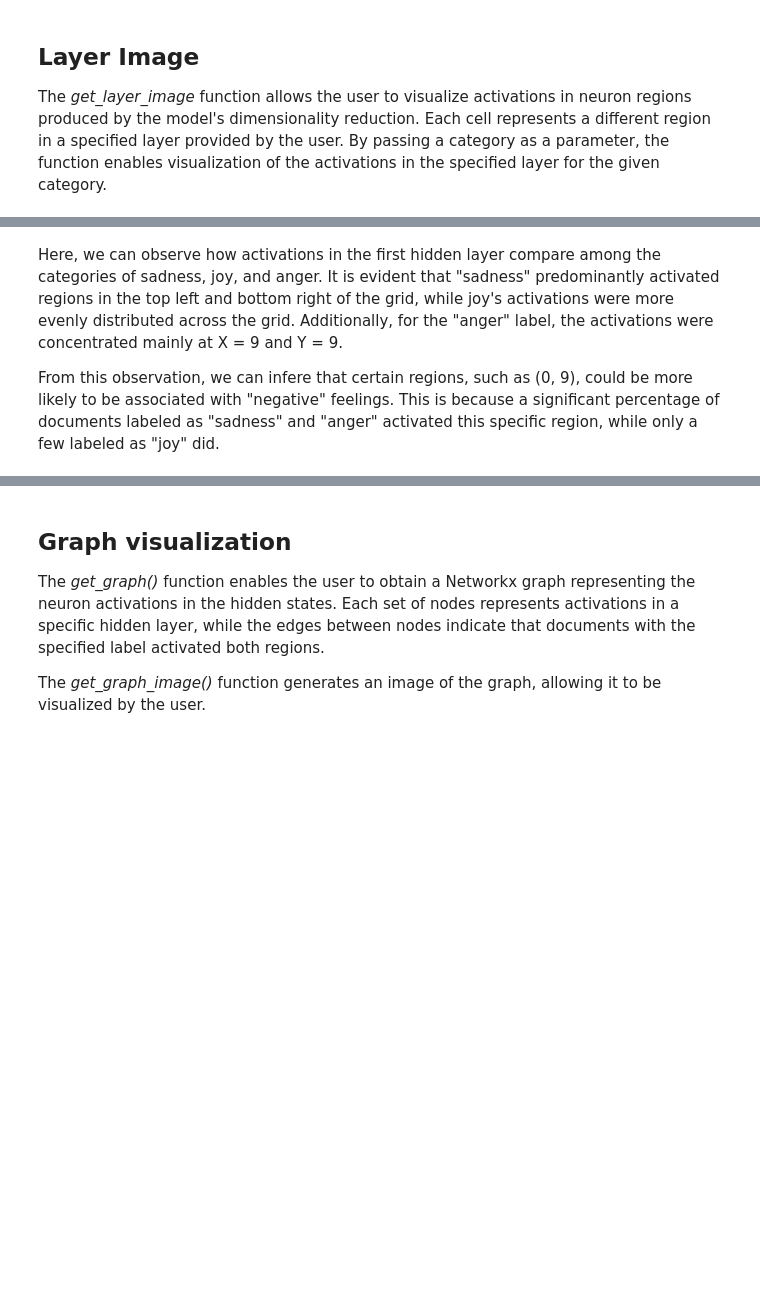
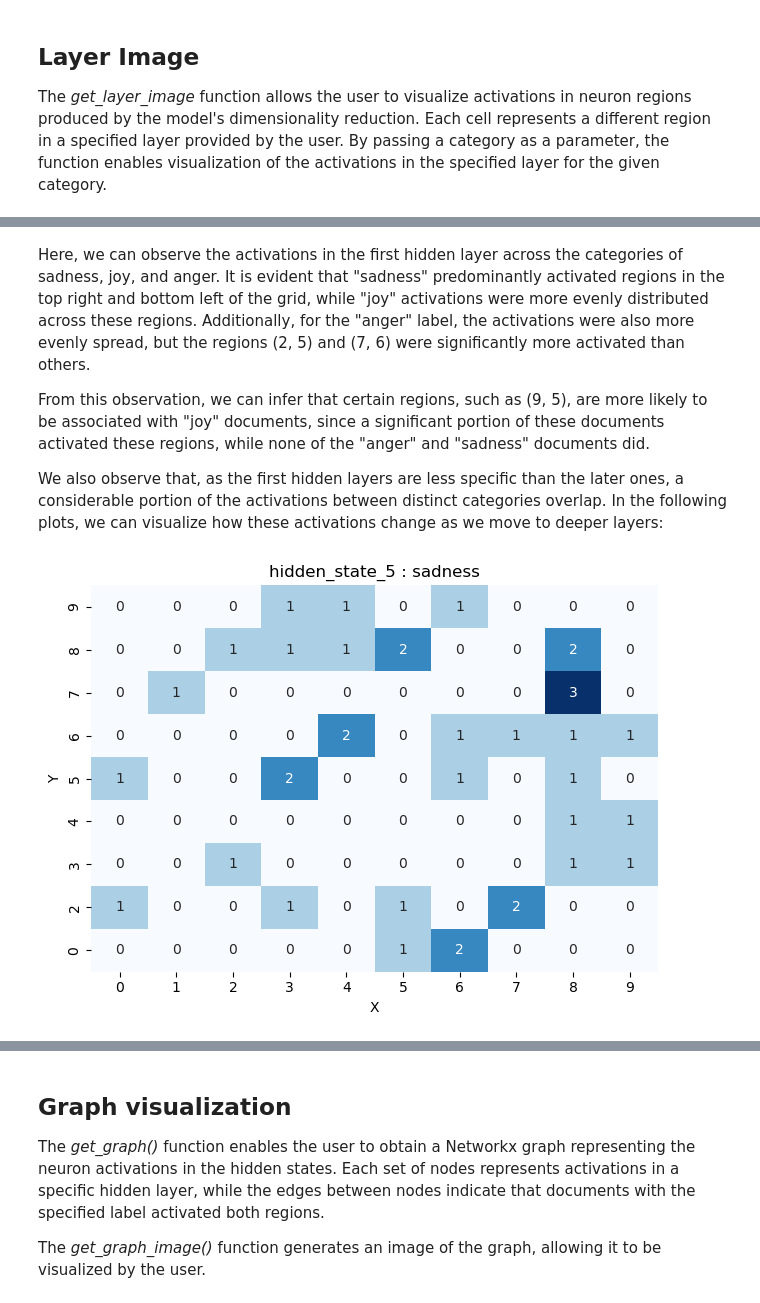
Before and after one commit to explic-ai/LLM-MRI, a Jupyter notebook: examples/Emotions.ipynb, the cells around one changed output, grey strips where cells are left out. Drawn from its saved outputs; the diff is of its cells as text; code cells hidden in the pictures; blank space fills up the shorter version.

```diff
--- a/examples/Emotions.ipynb
+++ b/examples/Emotions.ipynb
@@ -73,4 +65,12 @@ plt.show()
 # %% [markdown]
-Here, we can observe how activations in the first hidden layer compare among the categories of sadness, joy, and anger. It is evident that "sadness" predominantly activated regions in the top left and bottom right of the grid, while joy's activations were more evenly distributed across the grid. Additionally, for the "anger" label, the activations were concentrated mainly at X = 9 and Y = 9.
+Here, we can observe the activations in the first hidden layer across the categories of sadness, joy, and anger. It is evident that "sadness" predominantly activated regions in the top right and bottom left of the grid, while "joy" activations were more evenly distributed across these regions. Additionally, for the "anger" label, the activations were also more evenly spread, but the regions (2, 5) and (7, 6) were significantly more activated than others.
 
-From this observation, we can infere that certain regions, such as (0, 9), could be more likely to be associated with "negative" feelings. This is because a significant percentage of documents labeled as "sadness" and "anger" activated this specific region, while only a few labeled as "joy" did.
+From this observation, we can infer that certain regions, such as (9, 5), are more likely to be associated with "joy" documents, since a significant portion of these documents activated these regions, while none of the "anger" and "sadness" documents did.
+
+We also observe that, as the first hidden layers are less specific than the later ones, a considerable portion of the activations between distinct categories overlap. In the following plots, we can visualize how these activations change as we move to deeper layers:
+# %%
+fig = llm_mri.get_layer_image(layer=5, category="sadness")
+plt.tight_layout()
+plt.show()
+# %% [output]
+[figure, added]
```
Also changed, not shown: parts of 15 cells of this notebook, 1 other file.
